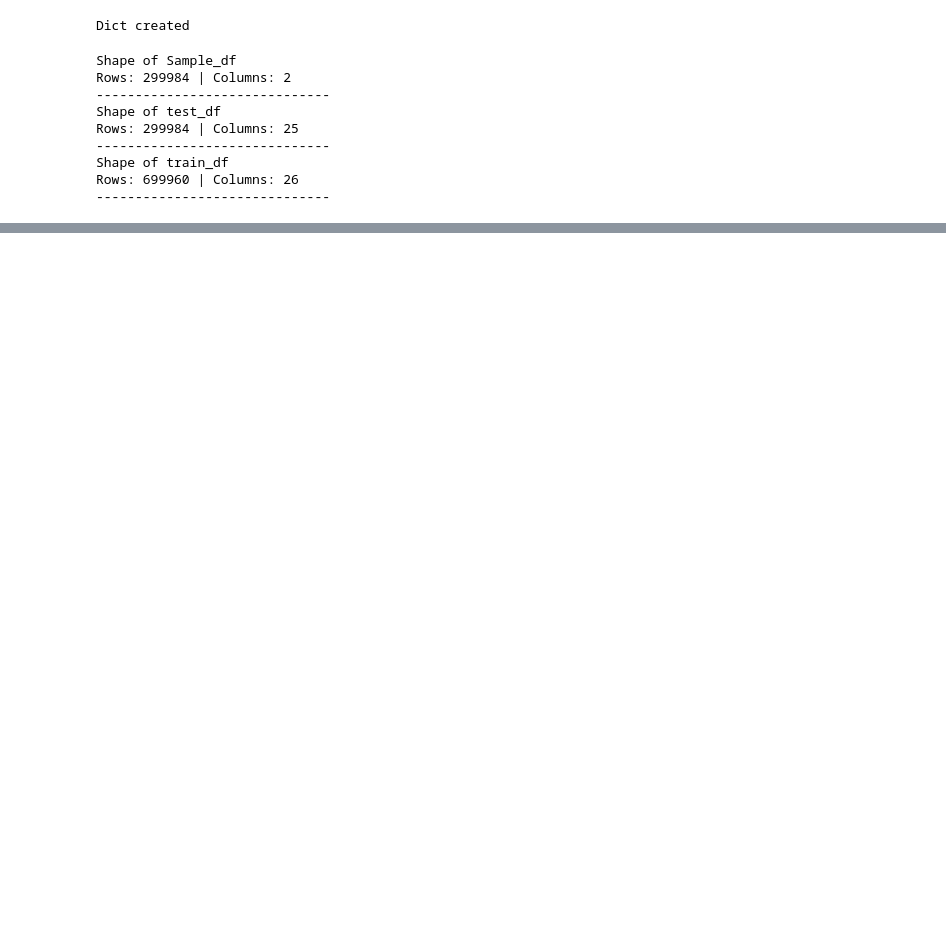
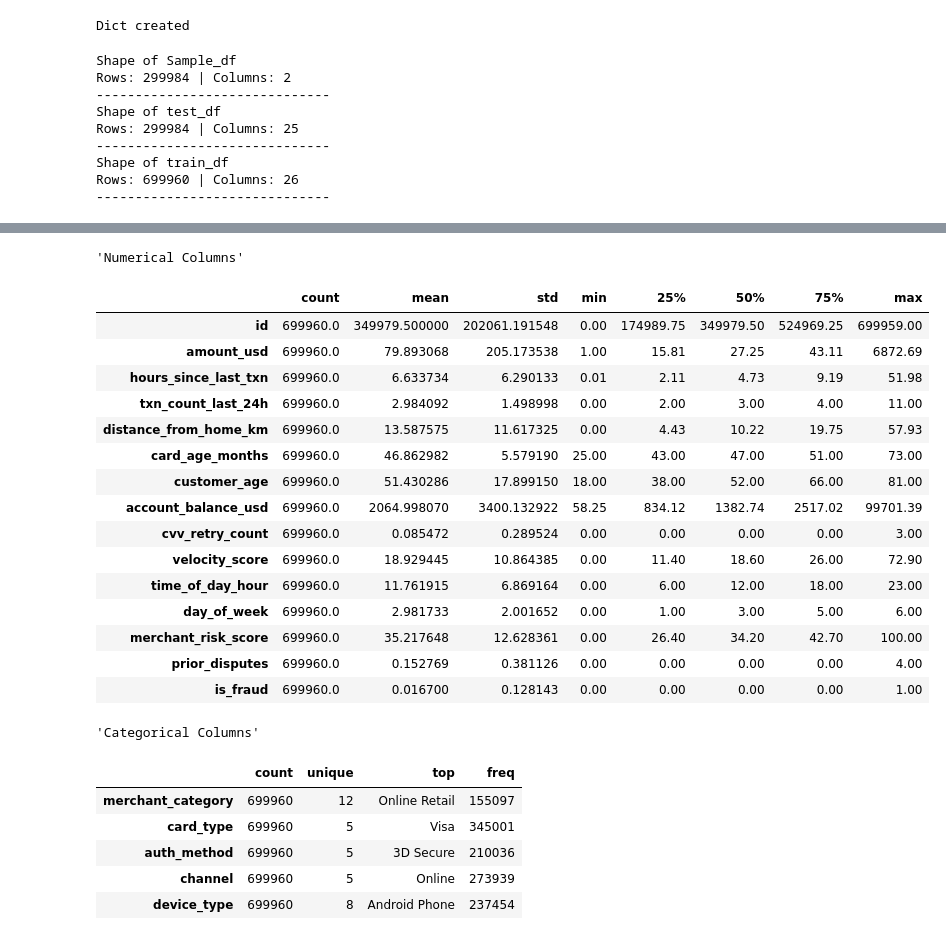
Before and after one commit to Aman-Sharma1812/Kaggle-Competitions, a Jupyter notebook: predicting-credit-card-fraud.ipynb, the cells around one changed output, grey strips where cells are left out. Saved outputs shown, nothing was run; the diff lists cells and outputs as text; code cells hidden in the pictures; blank space fills up the shorter version.

```diff
--- a/predicting-credit-card-fraud.ipynb
+++ b/predicting-credit-card-fraud.ipynb
@@ -108,0 +106,29 @@ Columns of "train_df"
+# %%
+# Statistical summary
+display('Numerical Columns', train_df.describe().T)
+display('Categorical Columns', train_df.describe(include="object").T)
+# %% [output]
+'Numerical Columns'
+|  | count | mean | std | min | 25% | 50% | 75% | max |
+| id | 699960.0 | 349979.500000 | 202061.191548 | 0.00 | 174989.75 | 349979.50 | 524969.25 | 699959.00 |
+| amount_usd | 699960.0 | 79.893068 | 205.173538 | 1.00 | 15.81 | 27.25 | 43.11 | 6872.69 |
+| hours_since_last_txn | 699960.0 | 6.633734 | 6.290133 | 0.01 | 2.11 | 4.73 | 9.19 | 51.98 |
+| txn_count_last_24h | 699960.0 | 2.984092 | 1.498998 | 0.00 | 2.00 | 3.00 | 4.00 | 11.00 |
+| distance_from_home_km | 699960.0 | 13.587575 | 11.617325 | 0.00 | 4.43 | 10.22 | 19.75 | 57.93 |
+| card_age_months | 699960.0 | 46.862982 | 5.579190 | 25.00 | 43.00 | 47.00 | 51.00 | 73.00 |
+| customer_age | 699960.0 | 51.430286 | 17.899150 | 18.00 | 38.00 | 52.00 | 66.00 | 81.00 |
+| account_balance_usd | 699960.0 | 2064.998070 | 3400.132922 | 58.25 | 834.12 | 1382.74 | 2517.02 | 99701.39 |
+| cvv_retry_count | 699960.0 | 0.085472 | 0.289524 | 0.00 | 0.00 | 0.00 | 0.00 | 3.00 |
+| velocity_score | 699960.0 | 18.929445 | 10.864385 | 0.00 | 11.40 | 18.60 | 26.00 | 72.90 |
+| time_of_day_hour | 699960.0 | 11.761915 | 6.869164 | 0.00 | 6.00 | 12.00 | 18.00 | 23.00 |
+| day_of_week | 699960.0 | 2.981733 | 2.001652 | 0.00 | 1.00 | 3.00 | 5.00 | 6.00 |
+| merchant_risk_score | 699960.0 | 35.217648 | 12.628361 | 0.00 | 26.40 | 34.20 | 42.70 | 100.00 |
+| prior_disputes | 699960.0 | 0.152769 | 0.381126 | 0.00 | 0.00 | 0.00 | 0.00 | 4.00 |
+| is_fraud | 699960.0 | 0.016700 | 0.128143 | 0.00 | 0.00 | 0.00 | 0.00 | 1.00 |
+'Categorical Columns'
+|  | count | unique | top | freq |
+| merchant_category | 699960 | 12 | Online Retail | 155097 |
+| card_type | 699960 | 5 | Visa | 345001 |
+| auth_method | 699960 | 5 | 3D Secure | 210036 |
+| channel | 699960 | 5 | Online | 273939 |
+| device_type | 699960 | 8 | Android Phone | 237454 |
```
Also changed, not shown: parts of 20 cells of this notebook.
